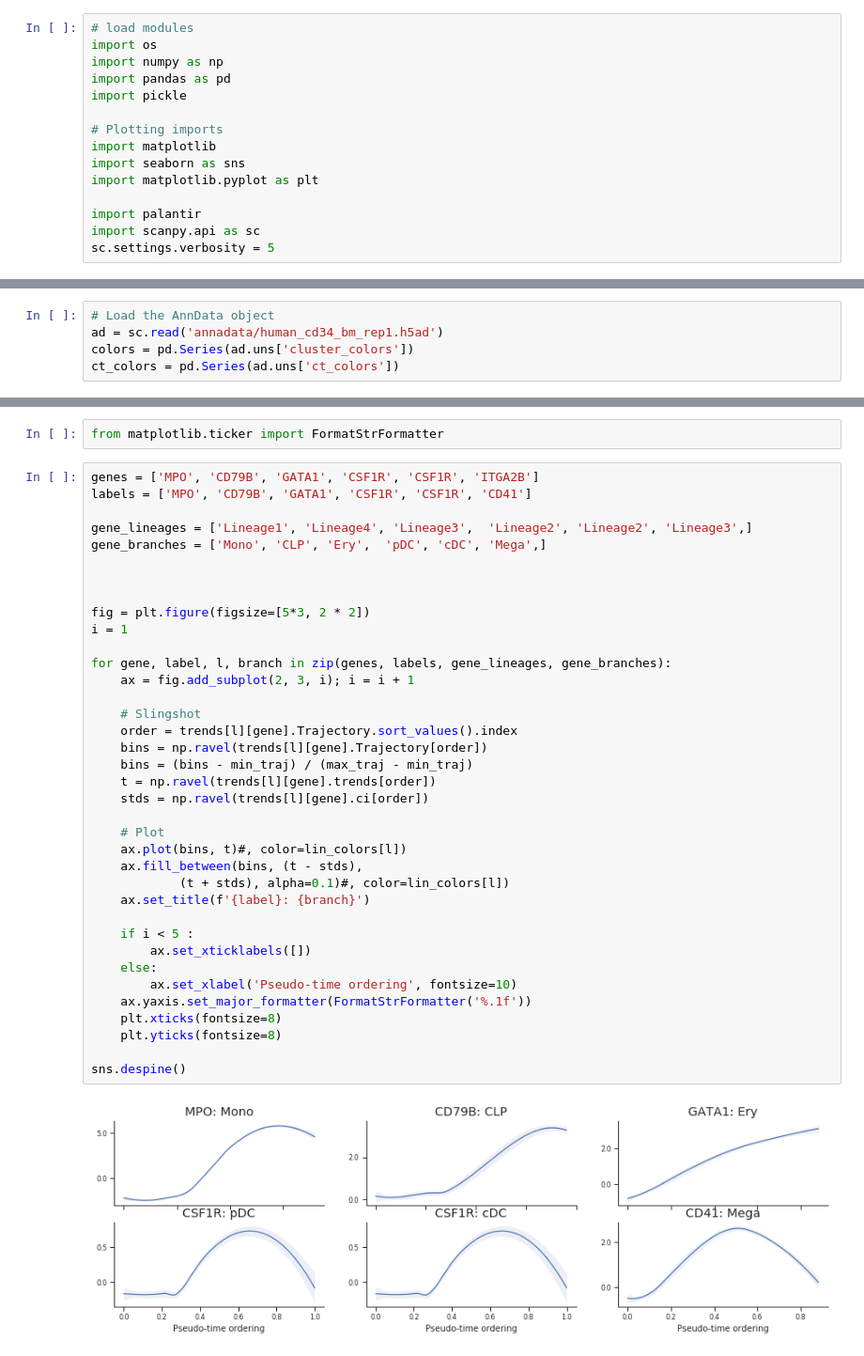
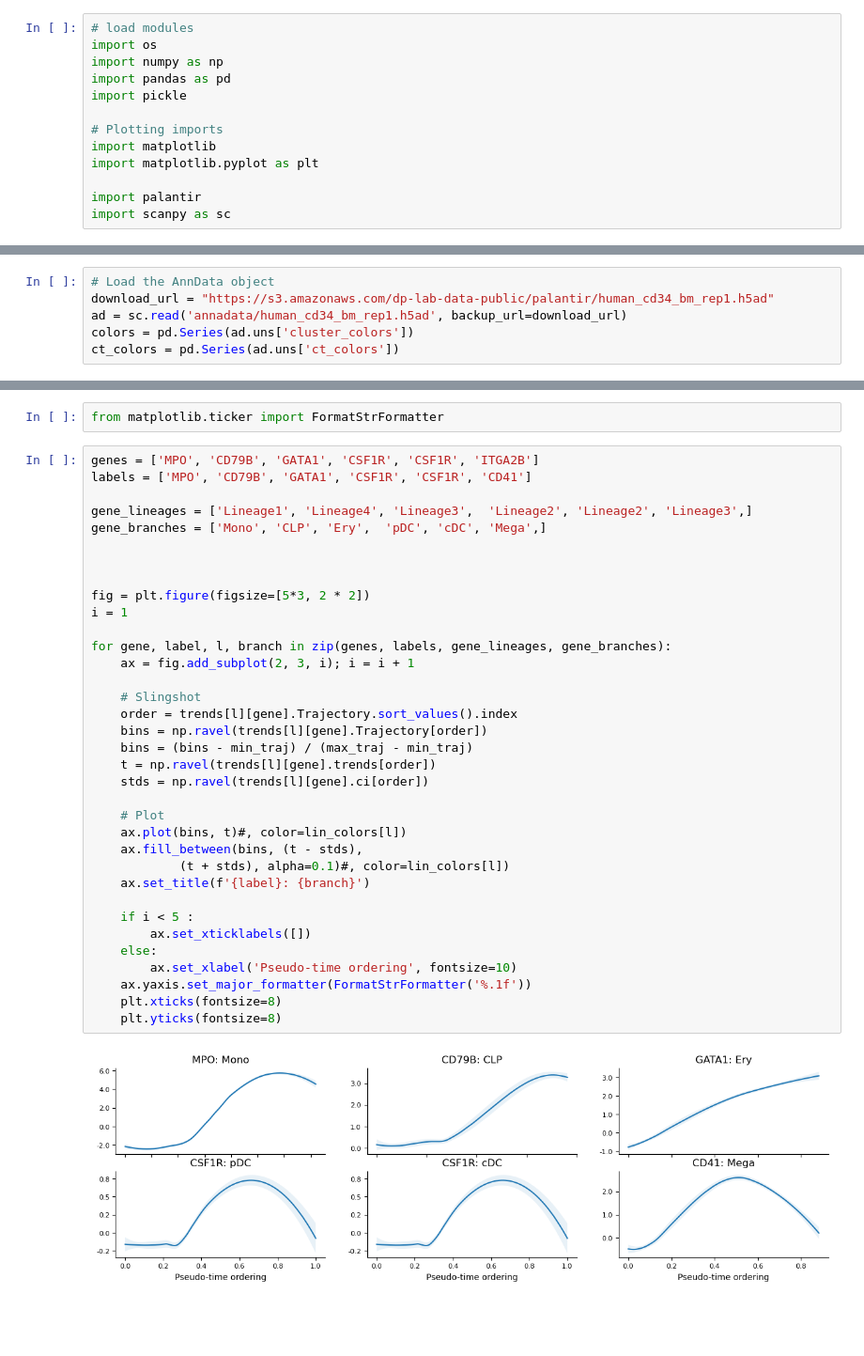
Before and after one commit to dpeerlab/Palantir, a Jupyter notebook: notebooks/comparisons/slignshot.ipynb, the cells around one changed output, grey strips where cells are left out. Shown at 94% size. Cells and saved outputs as stored; diff of their text form; blank space fills up the shorter version.

Commit message:
update notebooks without seaborn

```diff
--- a/notebooks/comparisons/slignshot.ipynb
+++ b/notebooks/comparisons/slignshot.ipynb
@@ -7,9 +7,7 @@ import pickle
 
 # Plotting imports
 import matplotlib
-import seaborn as sns
 import matplotlib.pyplot as plt
 
 import palantir
-import scanpy.api as sc
-sc.settings.verbosity = 5
+import scanpy as sc
@@ -31,7 +23,8 @@ Description of the anndata object is available at https://s3.amazonaws.com/dp-la
 ## Load data
 # %%
 # Load the AnnData object
-ad = sc.read('annadata/human_cd34_bm_rep1.h5ad')
+download_url = "https://s3.amazonaws.com/dp-lab-data-public/palantir/human_cd34_bm_rep1.h5ad"
+ad = sc.read('annadata/human_cd34_bm_rep1.h5ad', backup_url=download_url)
 colors = pd.Series(ad.uns['cluster_colors'])
 ct_colors = pd.Series(ad.uns['ct_colors'])
 # %% [markdown]
@@ -216,33 +209,31 @@ gene_branches = ['Mono', 'CLP', 'Ery',  'pDC', 'cDC', 'Mega',]
 
 
 
 fig = plt.figure(figsize=[5*3, 2 * 2])
 i = 1
 
 for gene, label, l, branch in zip(genes, labels, gene_lineages, gene_branches):
     ax = fig.add_subplot(2, 3, i); i = i + 1
 
     # Slingshot
     order = trends[l][gene].Trajectory.sort_values().index
     bins = np.ravel(trends[l][gene].Trajectory[order])
     bins = (bins - min_traj) / (max_traj - min_traj)
     t = np.ravel(trends[l][gene].trends[order])
     stds = np.ravel(trends[l][gene].ci[order])
 
     # Plot
     ax.plot(bins, t)#, color=lin_colors[l])
     ax.fill_between(bins, (t - stds),
             (t + stds), alpha=0.1)#, color=lin_colors[l])
     ax.set_title(f'{label}: {branch}')
 
     if i < 5 :
         ax.set_xticklabels([])
     else:
         ax.set_xlabel('Pseudo-time ordering', fontsize=10)
     ax.yaxis.set_major_formatter(FormatStrFormatter('%.1f'))
     plt.xticks(fontsize=8)
     plt.yticks(fontsize=8)
-
-sns.despine()
 # %% [output]
-[figure, old version]
+[figure, new version]
```
Also changed, not shown: parts of 5 cells of this notebook, 5 other files.
